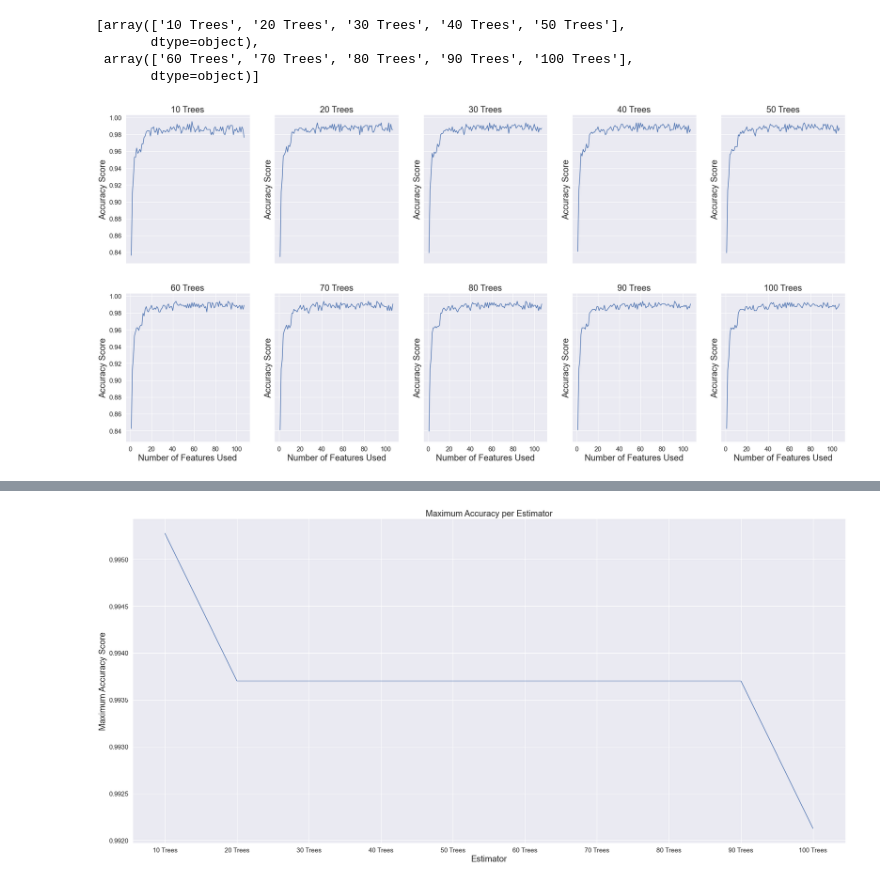
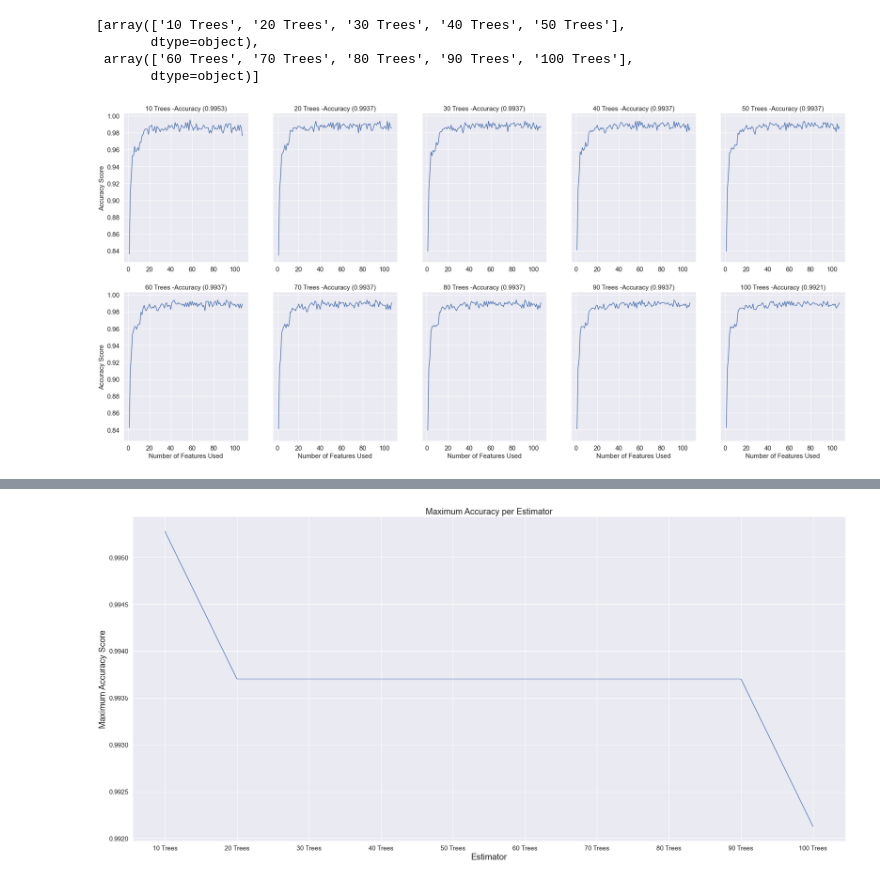
Before and after one commit to martanto/auto-classification-vt, a Jupyter notebook: 07_features_performance_every_estimators.ipynb, the cells around one changed output, grey strips where cells are left out. Cells and saved outputs as stored; diff of their text form; code cells hidden in the pictures.

```diff
--- a/07_features_performance_every_estimators.ipynb
+++ b/07_features_performance_every_estimators.ipynb
@@ -50,27 +46,29 @@ estimators_split
 # %%
 nrows = len(estimators_split)
 ncols = len(estimators_split[0])
 filename = os.path.join(output_dir, 'features_performance_per_estimators.tiff')
 
 fig, ax = plt.subplots(
     figsize=(30, 14),
     ncols=ncols,
     nrows=nrows,
     sharey=True,
 )
 
 for row in range(nrows):
     for col in range(ncols):
-        ax[row][col].set_title(estimators_split[row][col], fontsize=20)
+        data = df[df['estimators'] == estimators_split[row][col]]
+
+        sns.lineplot(x='number_of_features', y='accuracy_score', data=data, ax=ax[row][col])
+        ax[row][col].set_title('{} - Accuracy ({:.4f})'.format(estimators_split[row][col], data['accuracy_score'].max()), fontsize=15)
         if row == 1:
-            ax[row][col].set_xlabel('Number of Features Used', fontsize=20)
+            ax[row][col].set_xlabel('Number of Features Used', fontsize=15)
         else:
-            ax[row][col].get_xaxis().set_visible(False)
-        ax[row][col].set_ylabel('Accuracy Score', fontsize=20)
+            ax[row][col].set_xlabel(None)
+        ax[row][col].set_ylabel('Accuracy Score', fontsize=15)
         ax[row][col].tick_params(axis='both', which='major', labelsize=15)
-        sns.lineplot(x='number_of_features', y='accuracy_score', data=df[df['estimators'] == estimators_split[row][col]], ax=ax[row][col])
 
 plt.savefig(filename, dpi=150, bbox_inches='tight')
 plt.show()
 # %% [output]
-[figure, old version]
+[figure, new version]
```
Also changed, not shown: parts of 8 cells of this notebook, 22 other files.
